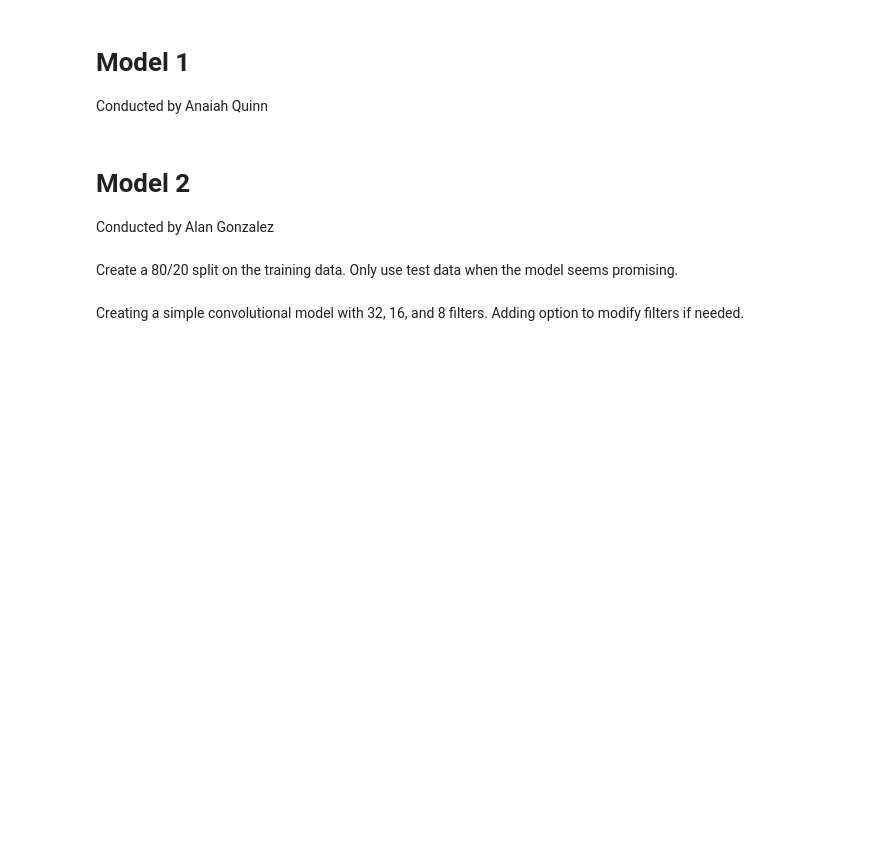
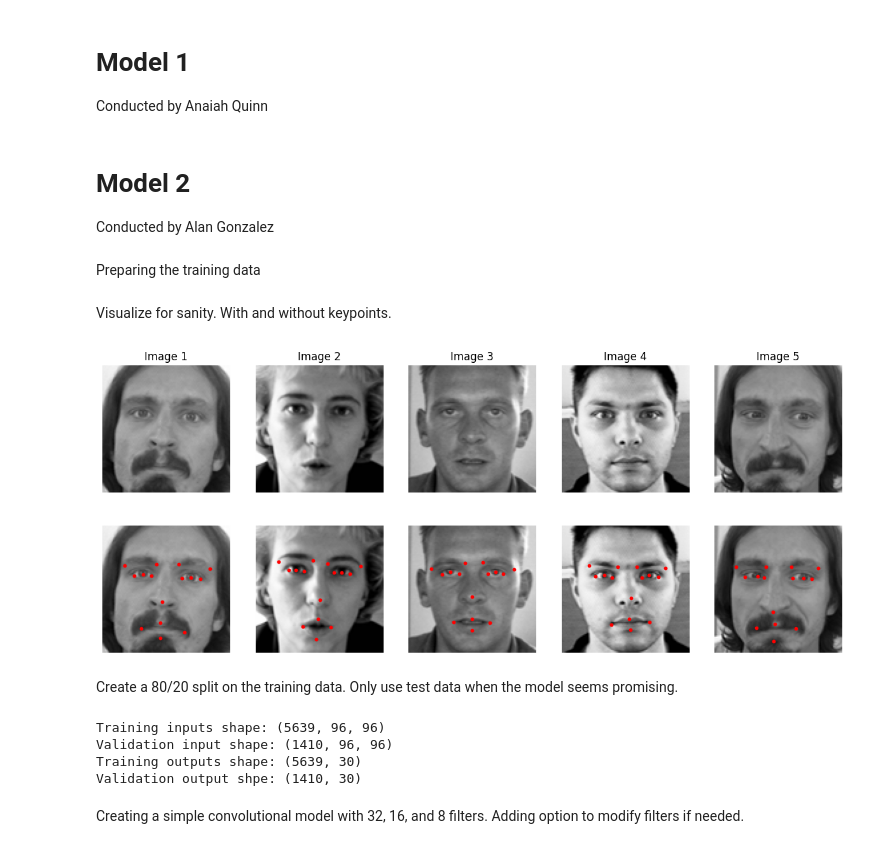
Before and after one commit to elmomote/DL2024-FacialKeypointDetectionProject, a Jupyter notebook: [F24_DL]_Facial_Keypoint_Detection_Project.ipynb, the cells around one changed output. Saved outputs shown, nothing was run; the diff lists cells and outputs as text; code cells hidden in the pictures; blank space fills up the shorter version.

Commit message:
Add model 2 train and test split.

```diff
--- a/[F24_DL]_Facial_Keypoint_Detection_Project.ipynb
+++ b/[F24_DL]_Facial_Keypoint_Detection_Project.ipynb
@@ -127,2 +145,59 @@ Conducted by Alan Gonzalez
+# %% [markdown]
+Preparing the training data
+# %%
+# Get input data from the training set
+training_data = pd.read_csv('training.csv')
+
+'''
+  FOR IMAGE INPUTS
+'''
+# Separate each data input by spaces
+training_data['Image']  = training_data['Image'].apply(lambda x: np.fromstring(x, sep=' '))
+
+# Convert data to image shape
+training_data['Image'] = training_data['Image'].apply(lambda x: x.reshape(96, 96))
+training_images = np.array(training_data['Image'].tolist())
+
+'''
+  FOR COORDINATE OUTPUTS
+'''
+coordinate_columns = training_data.columns.difference(['Image'])
+training_coordinates = np.array(training_data[coordinate_columns])
+# %% [markdown]
+Visualize for sanity. With and without keypoints.
+# %%
+import matplotlib.pyplot as plt
+
+# Number of examples to display
+num_examples = 5
+
+# Set up the figure with two rows: one for images, one for images with keypoints
+fig, axes = plt.subplots(2, num_examples, figsize=(15, 6))
+
+for i in range(num_examples):
+    # Select an image and its keypoints
+    image = training_images[i]
+    keypoints = training_coordinates[i]
+
+    # First row: Display the image without keypoints
+    ax = axes[0, i]
+    ax.imshow(image, cmap='gray')
+    ax.axis('off')  # Turn off the axis
+    ax.set_title(f"Image {i+1}")
+
+    # Second row: Display the image with keypoints
+    ax = axes[1, i]
+    ax.imshow(image, cmap='gray')
+    for j in range(0, len(keypoints), 2):  # Loop through x, y pairs
+        x = keypoints[j]
+        y = keypoints[j + 1]
+        if not np.isnan(x) and not np.isnan(y):  # Skip missing keypoints
+            ax.scatter(x, y, c='red', s=10)  # Plot keypoints as red dots
+    ax.axis('off')  # Turn off the axis
+
+# Adjust layout to avoid overlap
+plt.show()
+# %% [output]
+[figure, added]
 # %% [markdown]
 Create a 80/20 split on the training data. Only use test data when the model seems promising.
@@ -132,3 +204,20 @@ image_data = pd.read_csv('training.csv')
+# %%
+split_index = int(len(training_images) * 0.8)
+
+x_train = training_images[:split_index]
+x_val = training_images[split_index:]
+y_train = training_coordinates[:split_index]
+y_val = training_coordinates[split_index:]
+
+print('Training inputs shape:', x_train.shape)
+print('Validation input shape:', x_val.shape)
+print('Training outputs shape:', y_train.shape)
+print('Validation output shpe:', y_val.shape)
+# %% [output]
+Training inputs shape: (5639, 96, 96)
+Validation input shape: (1410, 96, 96)
+Training outputs shape: (5639, 30)
+Validation output shpe: (1410, 30)
 # %% [markdown]
 Creating a simple convolutional model with 32, 16, and 8 filters. Adding option to modify filters if needed.
 # %%
```
Also changed, not shown: parts of 4 cells of this notebook.
